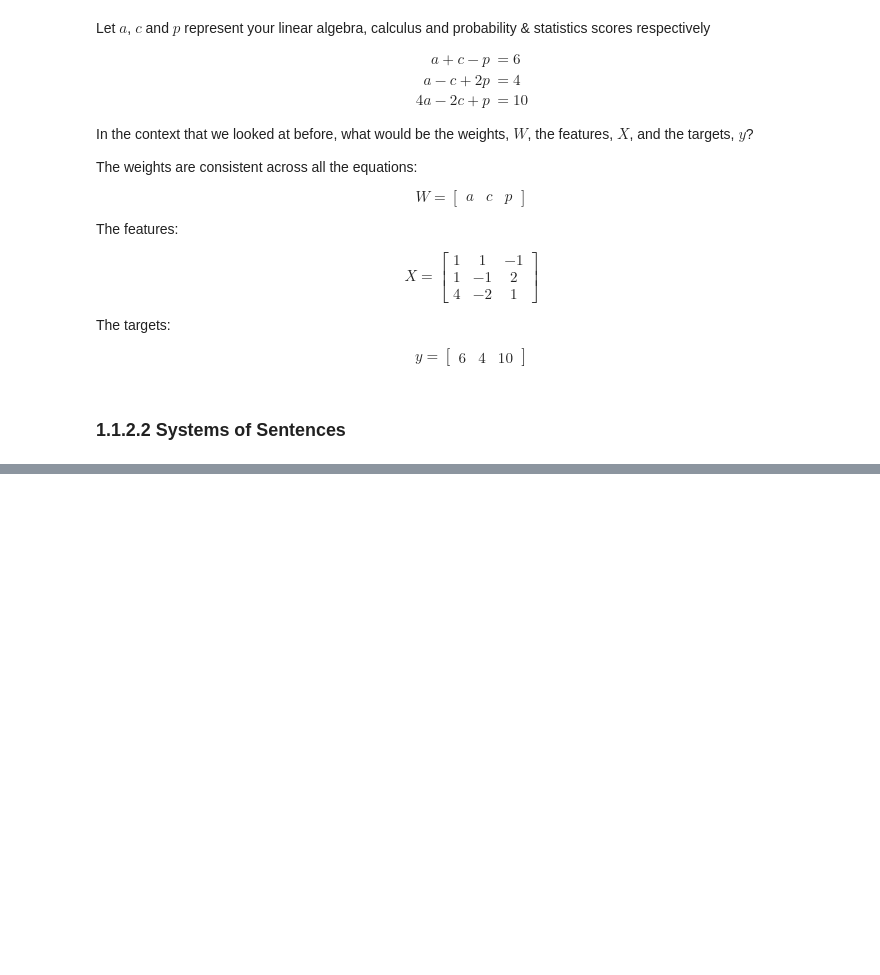
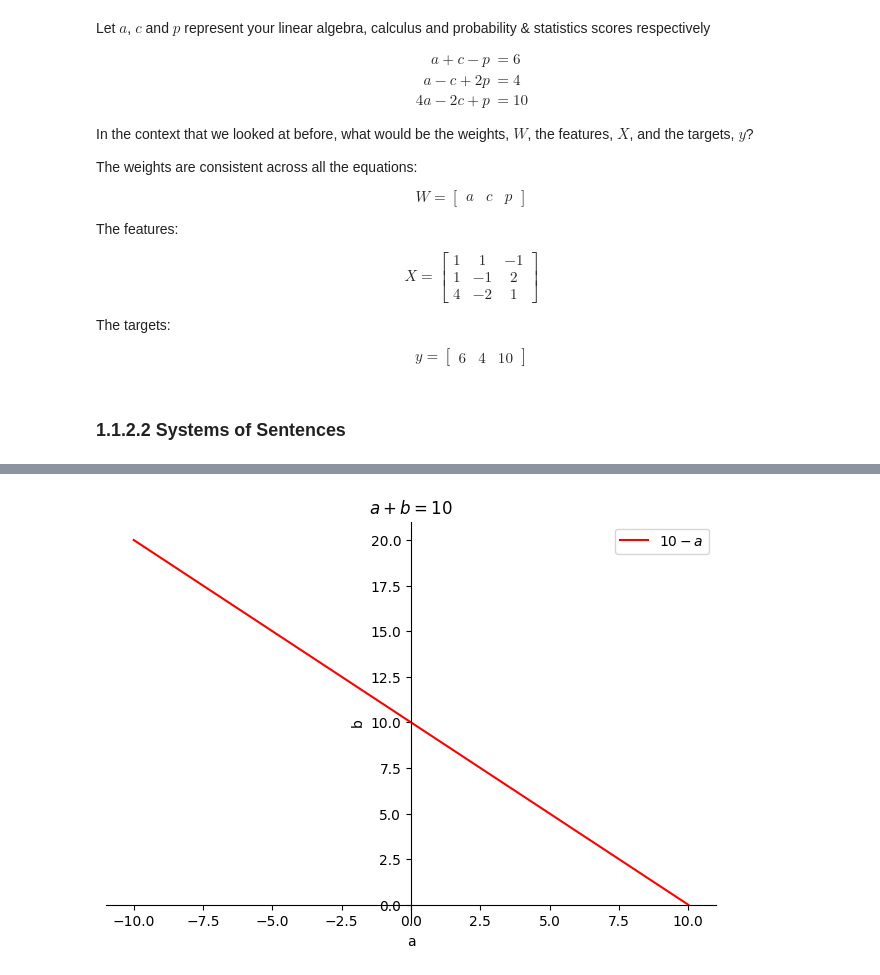
Before and after one commit to PaulToronto/DeepLearning-AI---Mathematics-for-Machine-Learning-and-Data-Science, a Jupyter notebook: 1_1_Systems_of_Linear_Equations.ipynb, the cells around one changed output, grey strips where cells are left out. Saved outputs shown, nothing was run; the diff lists cells and outputs as text; code cells hidden in the pictures; blank space fills up the shorter version.

```diff
--- a/1_1_Systems_of_Linear_Equations.ipynb
+++ b/1_1_Systems_of_Linear_Equations.ipynb
@@ -143,0 +585,15 @@ $$
+# %%
+a = sp.symbols('a')
+f = -a + 10
+
+
+pl = sp.plotting.plot(f,
+                      (a, -10, 10),
+                      line_color='red',
+                      title='$a + b = 10$',
+                      xlabel='a',
+                      ylabel='b',
+                      label=f'${sp.latex(f)}$',
+                      legend=True)
+# %% [output]
+[figure, added]
```
Also changed, not shown: parts of 106 cells of this notebook.
